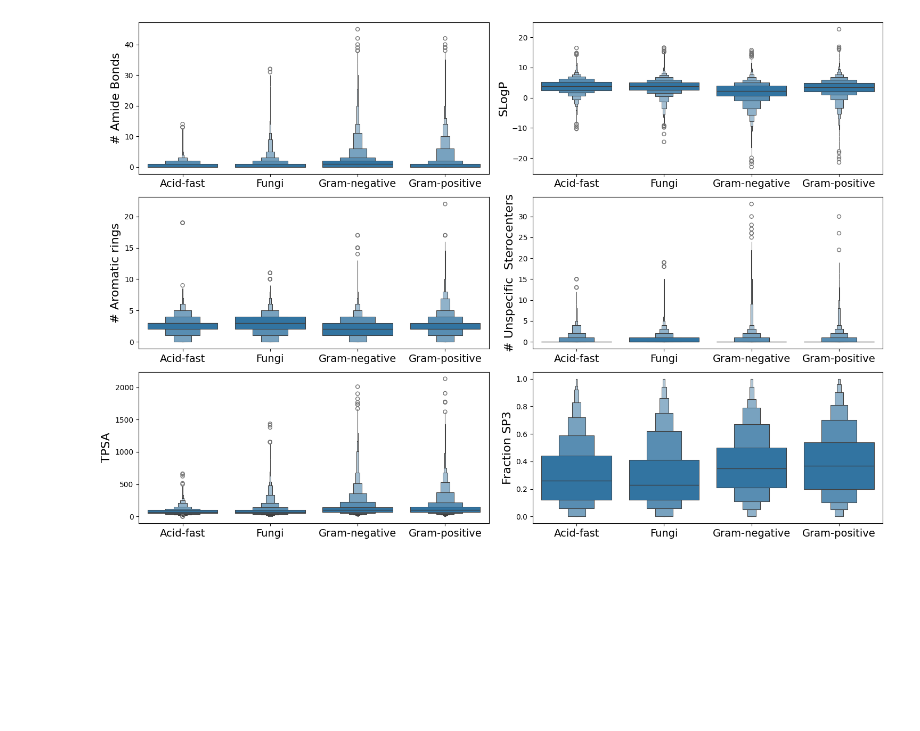
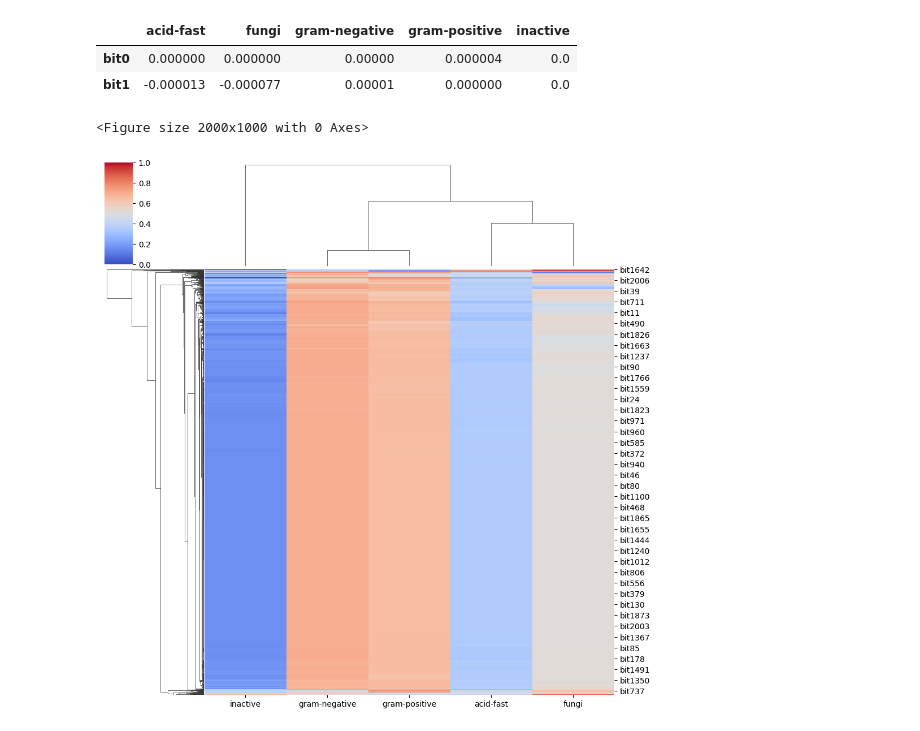
Before and after one commit to IMI-COMBINE/broad_spectrum_prediction, a Jupyter notebook: src/8_feature_importance.ipynb, the cells around one changed output. Cells and saved outputs as stored; diff of their text form; code cells hidden in the pictures; blank space fills up the shorter version.

```diff
--- a/src/8_feature_importance.ipynb
+++ b/src/8_feature_importance.ipynb
@@ -78,50 +83,29 @@ chemphy_data.head()
-# %%
-plt.figure(figsize=(15, 10))
-
-plt.subplot(3, 2, 1)
-sns.boxenplot(data=chemphy_data, x="label", y="num_amide_bonds")
-plt.xlabel("")
-plt.ylabel("# Amide Bonds", fontsize=16)
-plt.xticks(fontsize=14)
-plt.xticks(fontsize=14)
-
-plt.subplot(3, 2, 2)
-sns.boxenplot(data=chemphy_data, x="label", y="slogp")
-plt.xlabel("")
-plt.ylabel("SLogP", fontsize=16)
-plt.xticks(fontsize=14)
-plt.xticks(fontsize=14)
-
-plt.subplot(3, 2, 3)
-sns.boxenplot(data=chemphy_data, x="label", y="num_aromatic_rings")
-plt.xlabel("")
-plt.ylabel("# Aromatic rings", fontsize=16)
-plt.xticks(fontsize=14)
-plt.xticks(fontsize=14)
-
-plt.subplot(3, 2, 4)
-sns.boxenplot(data=chemphy_data, x="label", y="num_unspecified_stereocenters")
-plt.xlabel("")
-plt.ylabel("# Unspecific  Sterocenters", fontsize=16)
-plt.xticks(fontsize=14)
-plt.xticks(fontsize=14)
-
-plt.subplot(3, 2, 5)
-sns.boxenplot(data=chemphy_data, x="label", y="tpsa")
-plt.xlabel("")
-plt.ylabel("TPSA", fontsize=16)
-plt.xticks(fontsize=14)
-plt.xticks(fontsize=14)
-
-plt.subplot(3, 2, 6)
-sns.boxenplot(data=chemphy_data, x="label", y="fraction_csp3")
-plt.xlabel("")
-plt.ylabel("Fraction SP3", fontsize=16)
-plt.xticks(fontsize=14)
-plt.xticks(fontsize=14)
-
-plt.tight_layout()
-plt.savefig("../figures/figure_7.png", dpi=400)
-plt.show()
-# %% [output]
-[figure, removed]
+# %%
+mhfp6_model = torch.load(f"../models/combined/mhfp6_rf.pkl")
+mhfp6_test_data = pd.read_csv(f"../data/splits/combined/mhfp6_test.csv")
+mhfp6_test_data.drop(columns=["cmp_id"], inplace=True)
+X_mhfp6_test, y_mhfp6_test = (
+    mhfp6_test_data.drop("label", axis=1),
+    mhfp6_test_data["label"],
+)
+# %%
+feature_imp_median_df = get_feature_imp(model=mhfp6_model, test_data=X_mhfp6_test)
+feature_imp_median_df.head(2)
+# %% [output]
+|  | acid-fast | fungi | gram-negative | gram-positive | inactive |
+| bit0 | 0.000000 | 0.000000 | 0.00000 | 0.000004 | 0.0 |
+| bit1 | -0.000013 | -0.000077 | 0.00001 | 0.000000 | 0.0 |
+# %%
+# min-max scale the feature importances
+feature_imp_median_df = (feature_imp_median_df - feature_imp_median_df.min()) / (
+    feature_imp_median_df.max() - feature_imp_median_df.min()
+)
+# %%
+# draw the heatmap for the feature importance
+plt.figure(figsize=(20, 10))
+sns.clustermap(feature_imp_median_df, cmap="coolwarm")
+plt.savefig("../figures/supplementary_figure_3.png", dpi=400)
+plt.show()
+# %% [output]
+<Figure size 2000x1000 with 0 Axes>
+[figure, added]
```
Also changed, not shown: parts of 22 cells of this notebook, 2 other files.
